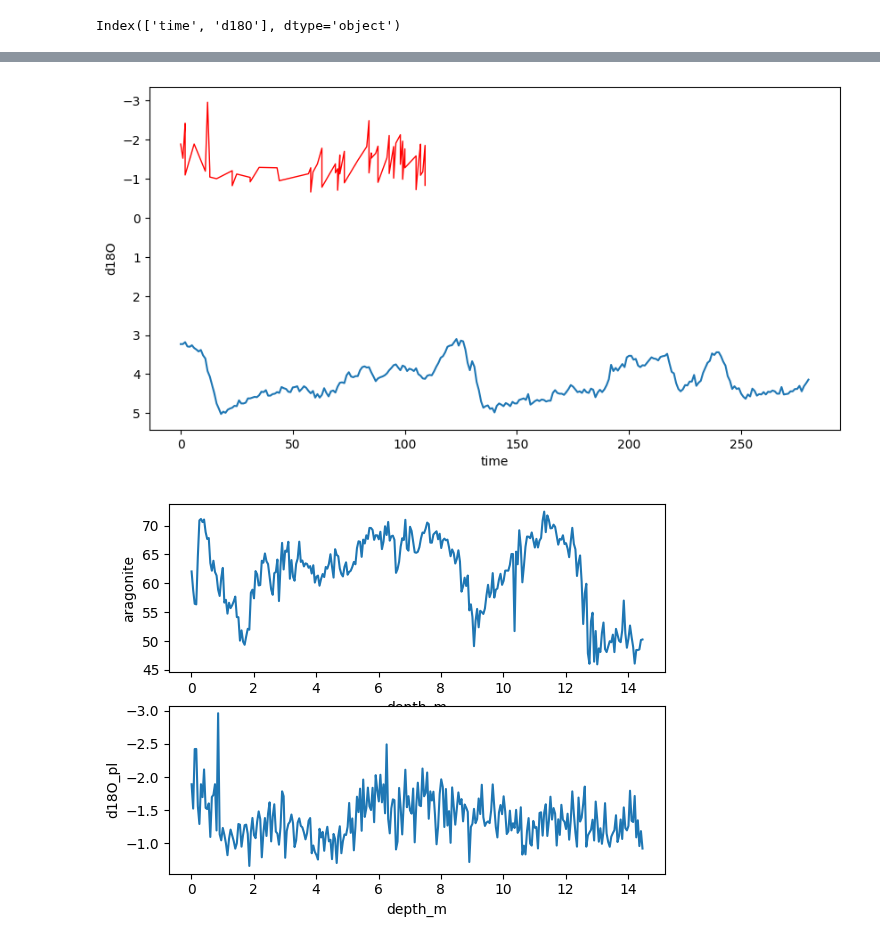
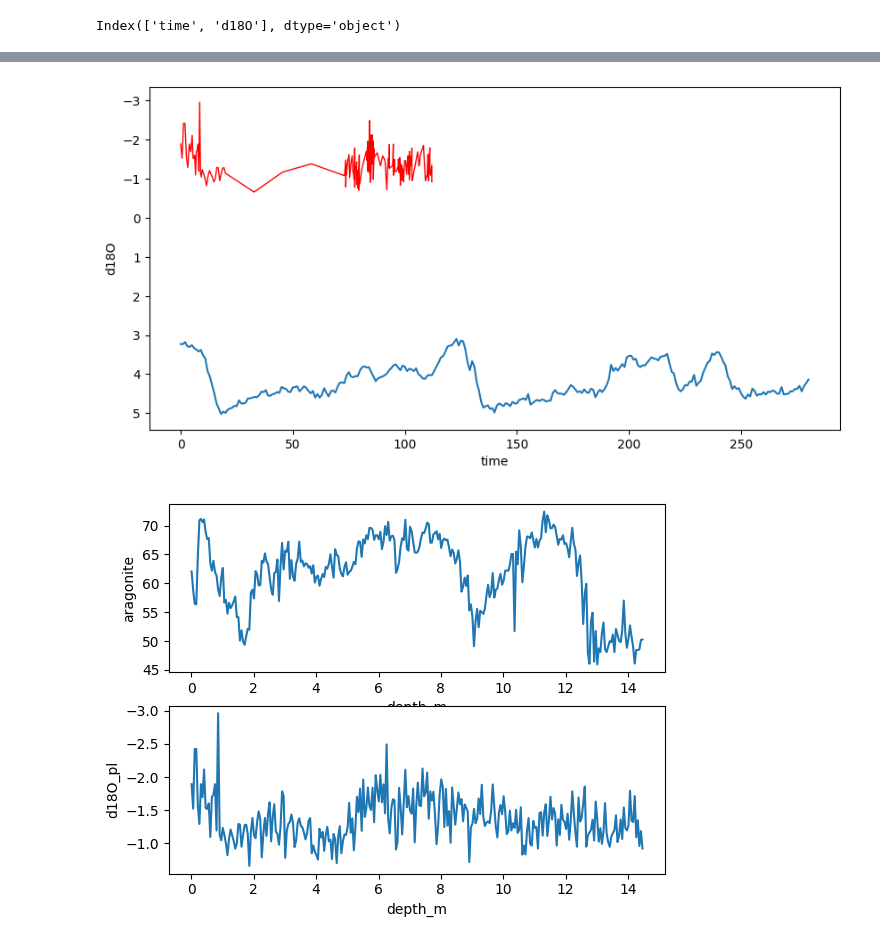
Before and after one commit to andreas-paul/dtw, a Jupyter notebook: src/02_fig_age-models.ipynb, the cells around one changed output, grey strips where cells are left out. Cells and saved outputs as stored; diff of their text form; code cells hidden in the pictures.

```diff
--- a/src/02_fig_age-models.ipynb
+++ b/src/02_fig_age-models.ipynb
@@ -43,3 +25,5 @@ df1.columns
 Index(['time', 'd18O'], dtype='object')
 # %%
 df1 = df1[df1['time'] <= 280]
+# %%
+tdm = pd.read_csv("../out/time-depth-models/tdm_core_1150_combined_core_1100_conventional_agemodel_out.csv")
@@ -46,2 +39,4 @@ df1 = df1[df1['time'] <= 280]
 # %%
-df2 = pd.read_csv("../out/d18O_pl_core_1100_dtw_agemodel_core_1150_out.csv")
+data = pd.read_excel("../out/data_1150.xlsx")
+# %%
+data['age_ka_dtw'] = data['depth_m'].map(dict(zip(tdm['depth_m'], tdm['time_combined'])))
@@ -48,11 +63,9 @@ df2 = pd.read_csv("../out/d18O_pl_core_1100_dtw_agemodel_core_1150_out.csv")
 # %%
 f, ax = plt.subplots(1, 1)
 f.set_size_inches(10,5)
 sns.lineplot(ax=ax, x='time', y='d18O', data=df1)
-sns.lineplot(ax=ax, x='dtw_time [kyrs B.P.]', y='d18O_pl', data=df2, estimator=None, color='red', linewidth=1)
-# sns.lineplot(ax=ax, x='dtw_time [kyrs B.P.]', y='d18O_pl', data=df3, estimator=None, color='blue', linewidth=1, label='1100')
-# sns.lineplot(ax=ax, x='dtw_time [kyrs B.P.]', y='d18O_pl', data=df4, estimator=None, color='green', linewidth=1, label='1150')
+sns.lineplot(ax=ax, x='age_ka_dtw', y='d18O_pl', data=data, estimator=None, color='red', linewidth=1)
 ax.invert_yaxis()
 # %% [output]
-[figure, old version]
+[figure, new version]
 # %%
```
Also changed, not shown: parts of 7 cells of this notebook, 2 other files.
